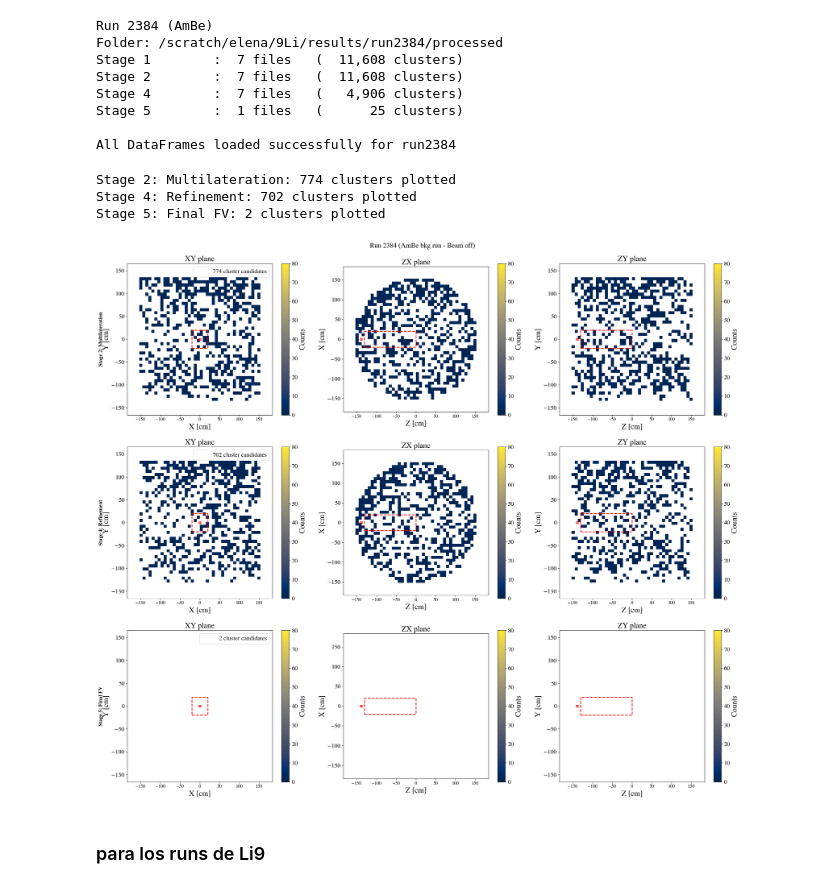
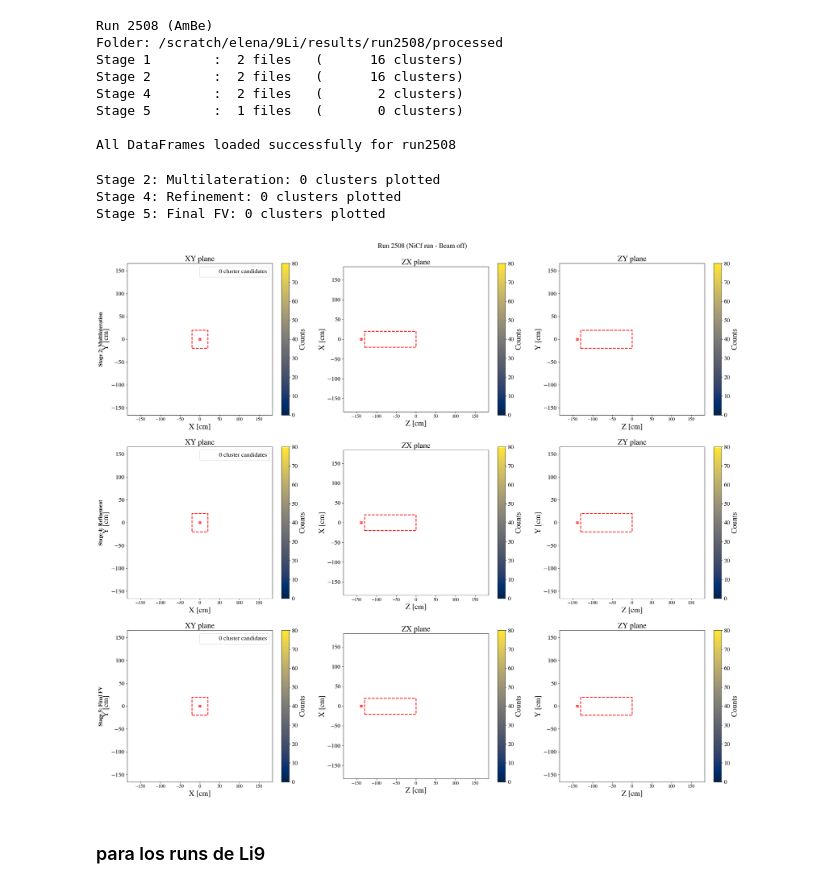
Before and after one commit to elenaramos44/9Li_analysis, a Jupyter notebook: notebooks/AmBe_run.ipynb, the cells around one changed output. Saved outputs shown, nothing was run; the diff lists cells and outputs as text; code cells hidden in the pictures.

```diff
--- a/notebooks/AmBe_run.ipynb
+++ b/notebooks/AmBe_run.ipynb
@@ -36,7 +36,7 @@ rcParams["ytick.labelsize"] = 16
 # Choose run (AmBe)
 # ==============================================================================
 
-run_number = 2384
+run_number = 2508
 processed_folder = f"/scratch/elena/9Li/results/run{run_number}/processed"
 
 print(f"Run {run_number} (AmBe)")
@@ -119,14 +119,14 @@ df_stage5 = load_dataframe(stage5_files, "Stage 5")
 
 print(f"\nAll DataFrames loaded successfully for run{run_number}")
 # %% [output]
-Run 2384 (AmBe)
-Folder: /scratch/elena/9Li/results/run2384/processed
-Stage 1        :  7 files   (  11,608 clusters)
-Stage 2        :  7 files   (  11,608 clusters)
-Stage 4        :  7 files   (   4,906 clusters)
-Stage 5        :  1 files   (      25 clusters)
+Run 2508 (AmBe)
+Folder: /scratch/elena/9Li/results/run2508/processed
+Stage 1        :  2 files   (      16 clusters)
+Stage 2        :  2 files   (      16 clusters)
+Stage 4        :  2 files   (       2 clusters)
+Stage 5        :  1 files   (       0 clusters)
 
-All DataFrames loaded successfully for run2384
+All DataFrames loaded successfully for run2508
 # %%
 def plot_vertex_maps_all_stages(df_stage2, df_stage4, df_stage5):
 
@@ -367,38 +367,38 @@ def plot_vertex_maps_all_stages(df_stage2, df_stage4, df_stage5):
             0.5,
             stage_name,
             transform=axs[row, 0].transAxes,
             rotation=90,
             va="center",
             ha="center",
             fontsize=14,
             fontweight="bold",
         )
 
     # =====================================================
     # Global title
     # =====================================================
     fig.suptitle(
-        f"Run {run_number} (AmBe bkg run - Beam off)",
+        f"Run {run_number} (NiCf run - Beam off)",
         fontsize=18
     )
 
     plt.tight_layout()
     plt.show()
 
 
 # =====================================================
 # Call
 # =====================================================
 plot_vertex_maps_all_stages(
     df_stage2,
     df_stage4,
     df_stage5
 )
 # %% [output]
-Stage 2: Multilateration: 774 clusters plotted
-Stage 4: Refinement: 702 clusters plotted
-Stage 5: Final FV: 2 clusters plotted
+Stage 2: Multilateration: 0 clusters plotted
+Stage 4: Refinement: 0 clusters plotted
+Stage 5: Final FV: 0 clusters plotted
-[figure, old version]
+[figure, new version]
 # %% [markdown]
 ### para los runs de Li9
 # %%
```
Also changed, not shown: 28 other files.
